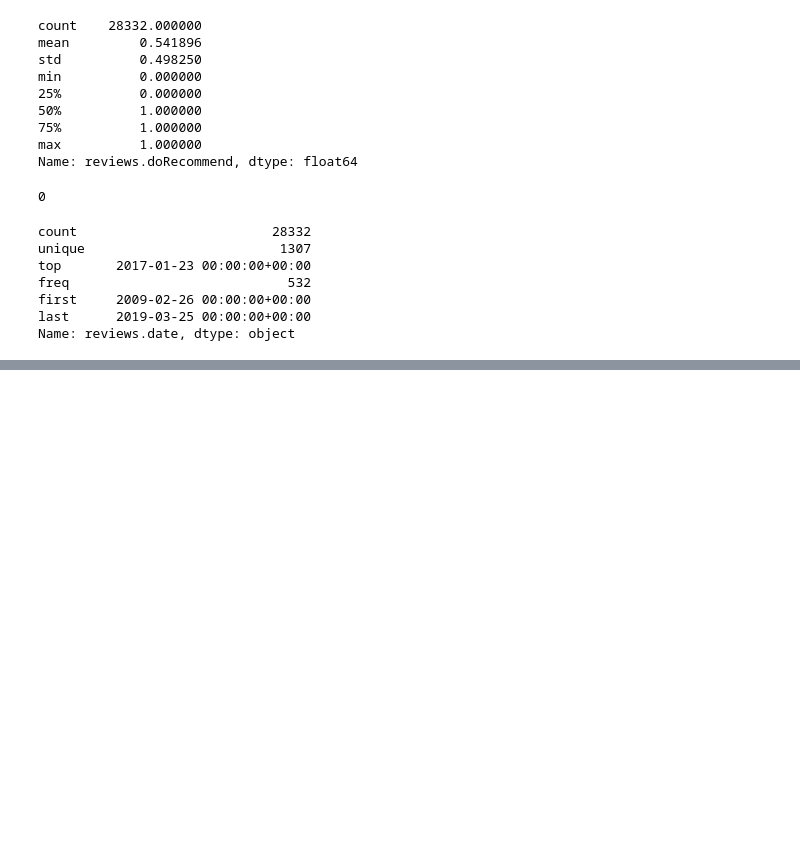
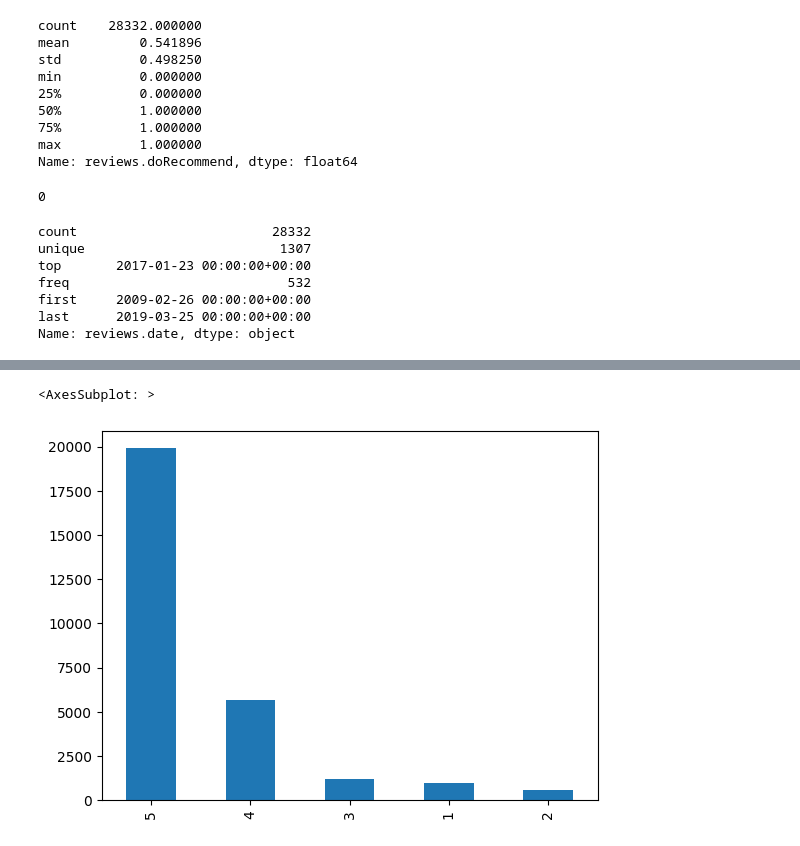
Before and after one commit to MoritzRenkin/tu-bi-DataAnalytics, a Jupyter notebook: lab.ipynb, the cells around one changed output, grey strips where cells are left out. Drawn from its saved outputs; the diff is of its cells as text; code cells hidden in the pictures; blank space fills up the shorter version.

```diff
--- a/lab.ipynb
+++ b/lab.ipynb
@@ -160,0 +187,5 @@ Name: reviews.date, dtype: object
+# %%
+df['reviews.rating'].value_counts().plot.bar()
+# %% [output]
+<AxesSubplot: >
+[figure, added]
```
Also changed, not shown: parts of 5 cells of this notebook.
